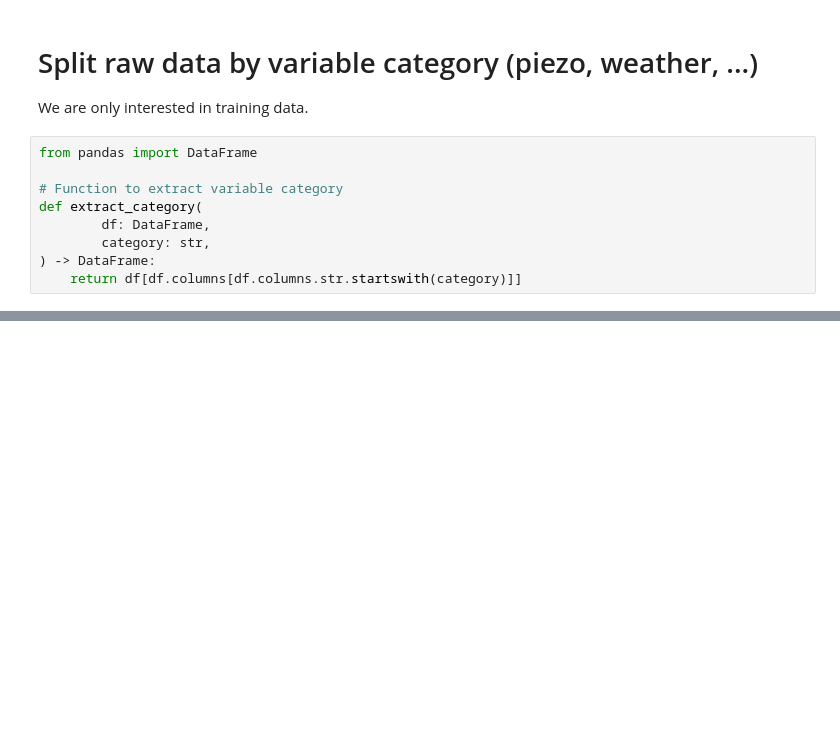
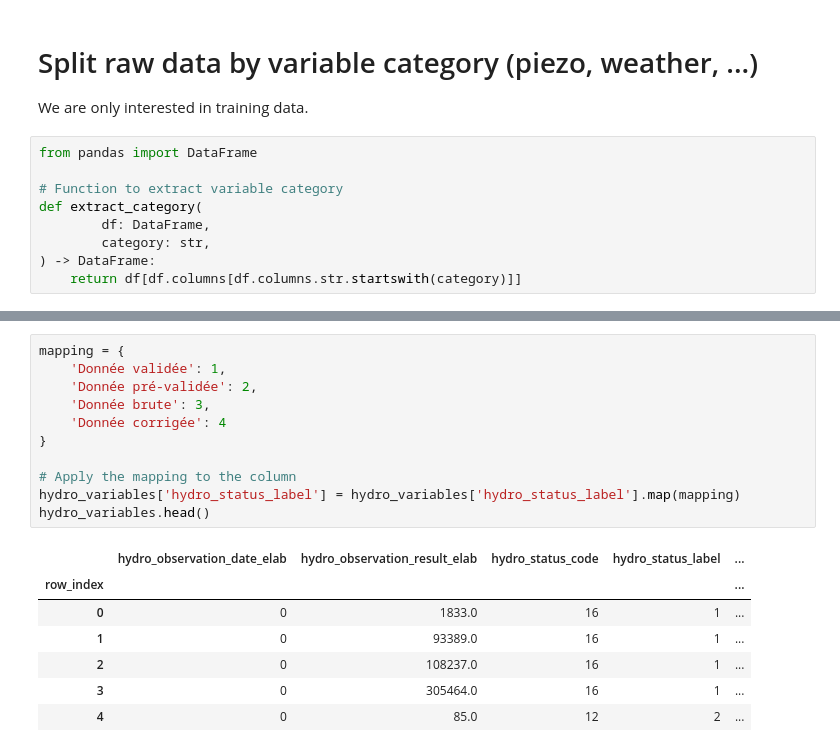
Before and after one commit to moranenzo/H-ckaton, a Jupyter notebook: hydrology_feature_engineering.ipynb, the cells around one changed output, grey strips where cells are left out. Saved outputs shown, nothing was run; the diff lists cells and outputs as text; blank space fills up the shorter version.

```diff
--- a/hydrology_feature_engineering.ipynb
+++ b/hydrology_feature_engineering.ipynb
@@ -146,0 +217,19 @@ hydro_variables.head()
+# %%
+mapping = {
+    'Donnée validée': 1,
+    'Donnée pré-validée': 2,
+    'Donnée brute': 3,
+    'Donnée corrigée': 4
+}
+
+# Apply the mapping to the column
+hydro_variables['hydro_status_label'] = hydro_variables['hydro_status_label'].map(mapping)
+hydro_variables.head()
+# %% [output]
+|  | hydro_observation_date_elab | hydro_observation_result_elab | hydro_status_code | hydro_status_label | ... |
+| row_index |  |  |  |  | ... |
+| 0 | 0 | 1833.0 | 16 | 1 | ... |
+| 1 | 0 | 93389.0 | 16 | 1 | ... |
+| 2 | 0 | 108237.0 | 16 | 1 | ... |
+| 3 | 0 | 305464.0 | 16 | 1 | ... |
+| 4 | 0 | 85.0 | 12 | 2 | ... |
```
Also changed, not shown: parts of 28 cells of this notebook.
